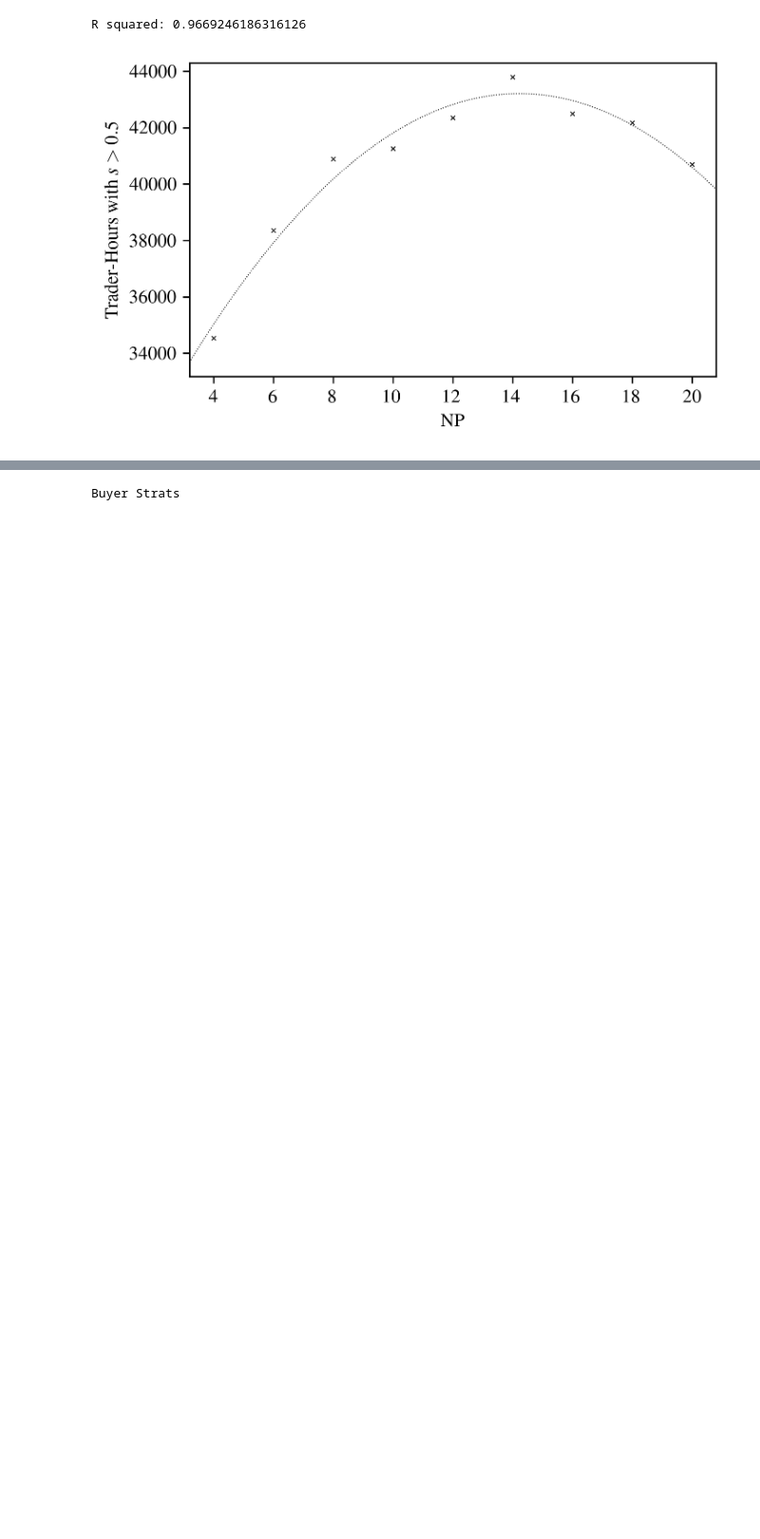
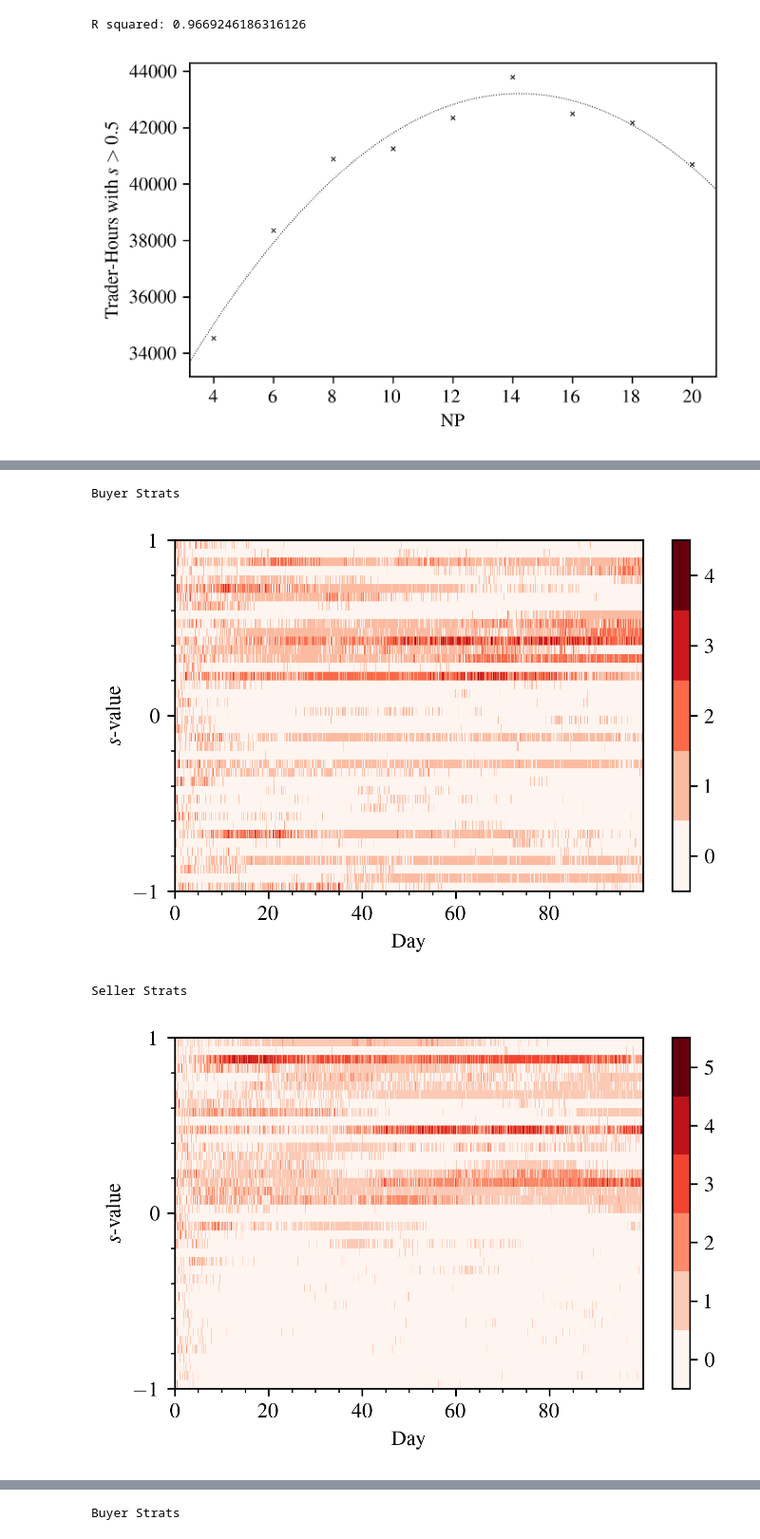
Before and after one commit to georgeherbert/prde-trading-strategy, a Jupyter notebook: BristolStockExchange-1.7.1-beta/_visualise.ipynb, the cells around one changed output, grey strips where cells are left out. Shown at 95% size. Drawn from its saved outputs; the diff is of its cells as text; code cells hidden in the pictures; blank space fills up the shorter version.

```diff
--- a/BristolStockExchange-1.7.1-beta/_visualise.ipynb
+++ b/BristolStockExchange-1.7.1-beta/_visualise.ipynb
@@ -624,3 +642,10 @@ plot_prjade_prde_boxplots([0.0, 1.0, 2.0])
+# %%
+plot_strats('k=14,F=0.0')
+# %% [output]
+Buyer Strats
+[figure, added]
+Seller Strats
+[figure, added]
 # %%
 k_values = [4, 6, 8, 10, 12, 14, 16, 18, 20]
 f_values = [0.0, 0.4, 0.8, 1.2, 1.6, 2.0]
```
Also changed, not shown: parts of 5 cells of this notebook, 19 other files.
